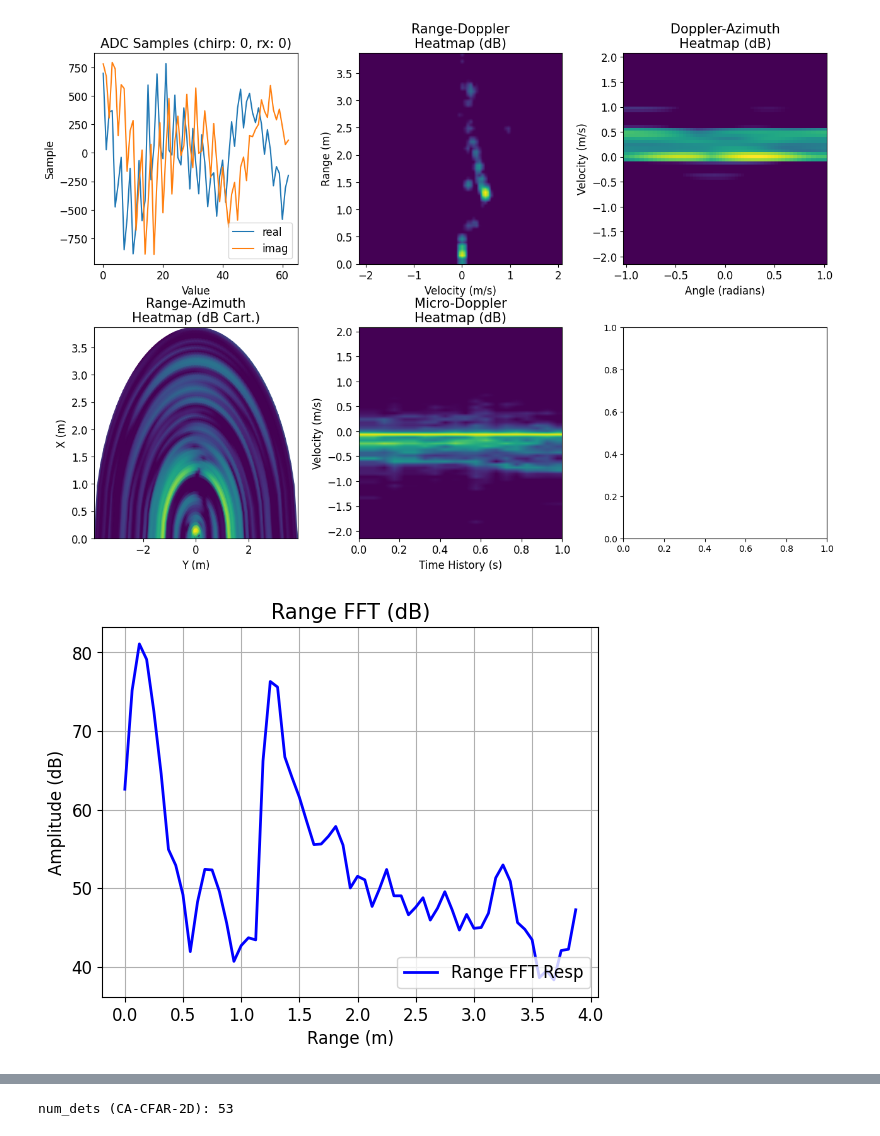
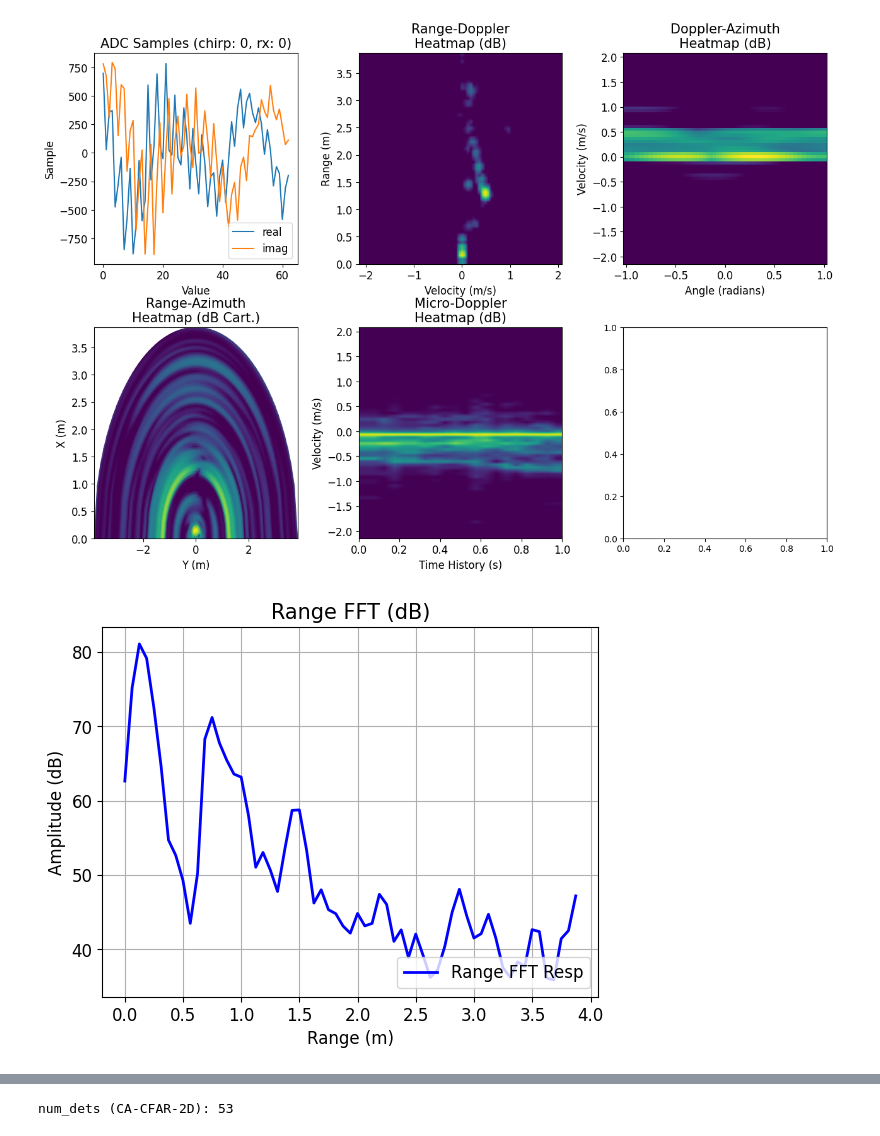
Before and after one commit to davidmhunt/mmwave_radar_processing, a Jupyter notebook: notebooks/view_radar_data_testing_detectors.ipynb, the cells around one changed output, grey strips where cells are left out. Cells and saved outputs as stored; diff of their text form; code cells hidden in the pictures.

```diff
--- a/notebooks/view_radar_data_testing_detectors.ipynb
+++ b/notebooks/view_radar_data_testing_detectors.ipynb
@@ -180,23 +180,24 @@ range_processor = RangeProcessor(
 )
 # %%
 #get the ADC cube
+idx = 120
 adc_cube = dataset.get_radar_adc_data(idx + i)
 
 adc_cube = virtual_array_reformatter.process(adc_cube)
 
 rng_resp = range_processor.process(
     adc_cube=adc_cube,
     chirp_idx=0
 )
 
 plotter.plot_range_resp(
     resp=rng_resp,
     rng_bins=range_processor.range_bins,
     convert_to_dB=True,
     show=True
 )
 # %% [output]
-[figure, old version]
+[figure, new version]
 # %%
 from mmwave_radar_processing.detectors import CaCFAR1D, GoCFAR1D, SoCFAR1D, OsCFAR1D
 
```
Also changed, not shown: parts of 2 cells of this notebook, 10 other files.
